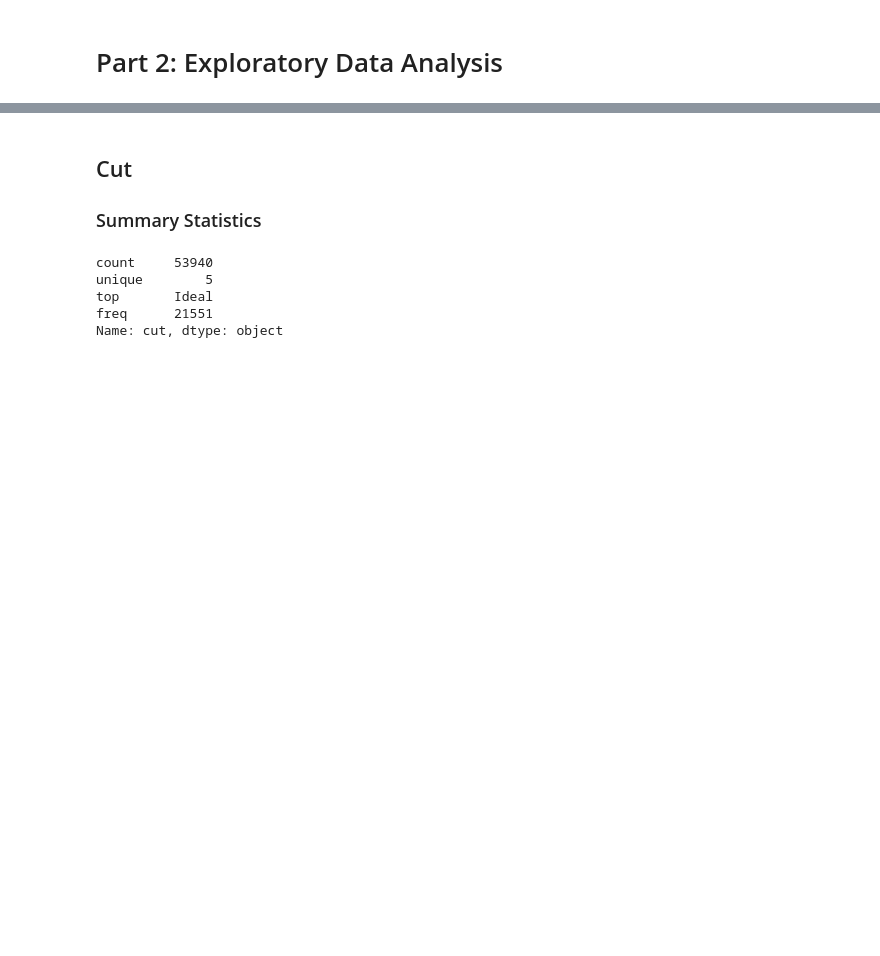
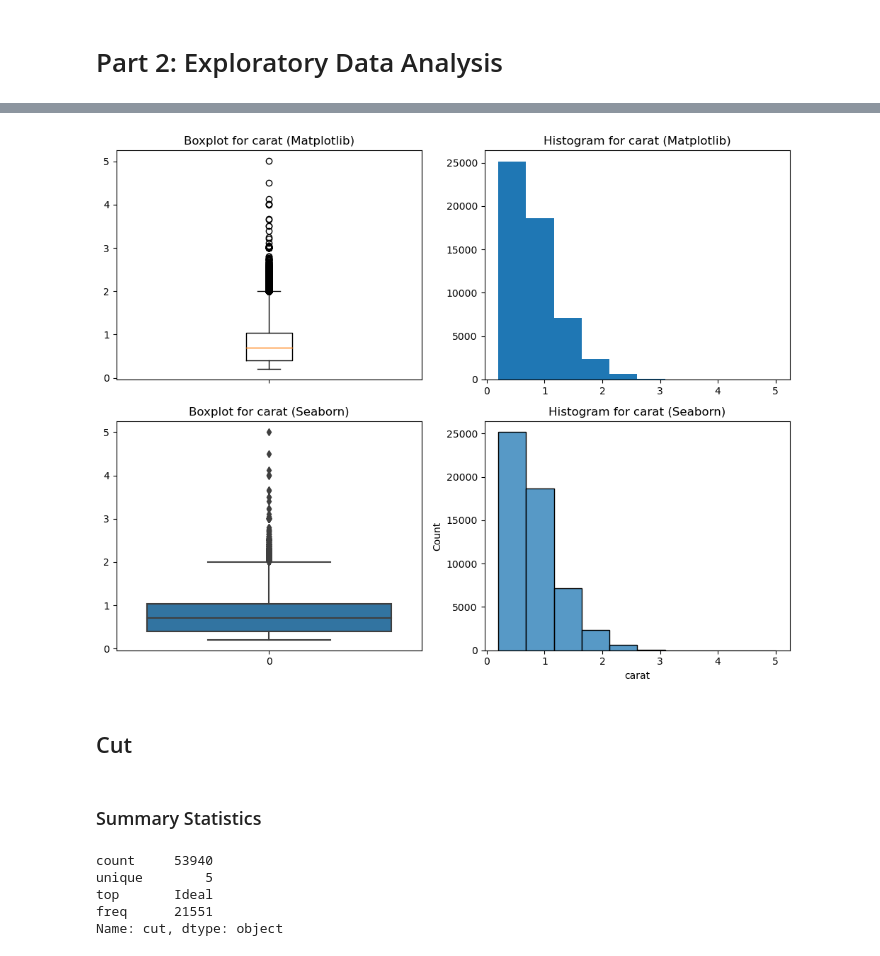
Before and after one commit to ktxdev/AIM-5001, a Jupyter notebook: M8/2. Code/S_Huvaya_M8_assn.ipynb, the cells around one changed output, grey strips where cells are left out. Cells and saved outputs as stored; diff of their text form; code cells hidden in the pictures; blank space fills up the shorter version.

Commit message:
Plotted EDA graphs

```diff
--- a/M8/2. Code/S_Huvaya_M8_assn.ipynb
+++ b/M8/2. Code/S_Huvaya_M8_assn.ipynb
@@ -4,6 +4,45 @@ import seaborn as sns
 import matplotlib.pyplot as plt
 
 diamond_df = pd.read_csv("https://raw.githubusercontent.com/ktxdev/AIM-5001/main/M8/1.%20Data/diamonds.csv")
+
+# Helper functions
+def univariate_analysis_categorical(data, var):
+    '''
+        Plots a barplots for categorical variables using both Matplotlib and Seaborn
+    '''
+    value_counts = data[var].value_counts()
+
+    fig, ax = plt.subplots(1, 2, figsize=(10, 5))
+
+    # Bar plot in Matplotlib
+    ax[0].bar(value_counts.index, value_counts.values)
+    ax[0].set_title(f"Freq Dist of {var} Indicator (Matplotlib)")
+
+    # Count plot in Seaborn
+    ax[1].set_title(f"Freq Dist of {var} Indicator (Seaborn)")
+    sns.countplot(data, x = var, ax = ax[1])
+
+    fig.tight_layout()
+
+def univariate_analysis_continuous(data, var):
+    '''
+        Plots boxplots and histograms for continuous variables using both Matplotlib and Seaborn
+    '''
+    fig, ((ax1, ax2), (ax3, ax4)) = plt.subplots(2, 2, figsize=(10, 8))
+
+    ax1.boxplot(data[var], labels=[""])
+    ax1.set_title(f'Boxplot for {var} (Matplotlib)')
+
+    ax2.hist(data[var], bins = 10)
+    ax2.set_title(f'Histogram for {var} (Matplotlib)')
+
+    sns.boxplot(data[var],  orient = 'v', ax = ax3)
+    ax3.set_title(f'Boxplot for {var} (Seaborn)')
+
+    sns.histplot(data[var], bins = 10, ax = ax4)
+    ax4.set_title(f'Histogram for {var} (Seaborn)')
+
+    fig.tight_layout()
 # %% [markdown]
 # Part 1: Data Summary
 
@@ -40,6 +95,11 @@ dtype: object
+# %%
+univariate_analysis_continuous(diamond_df, 'carat')
+# %% [output]
+[figure, added]
 # %% [markdown]
 ## Cut
-### Summary Statistics
+# %% [markdown]
+### Summary Statistics
 # %%
 diamond_df['cut'].describe()
 # %% [output]
```
Also changed, not shown: parts of 44 cells of this notebook.
